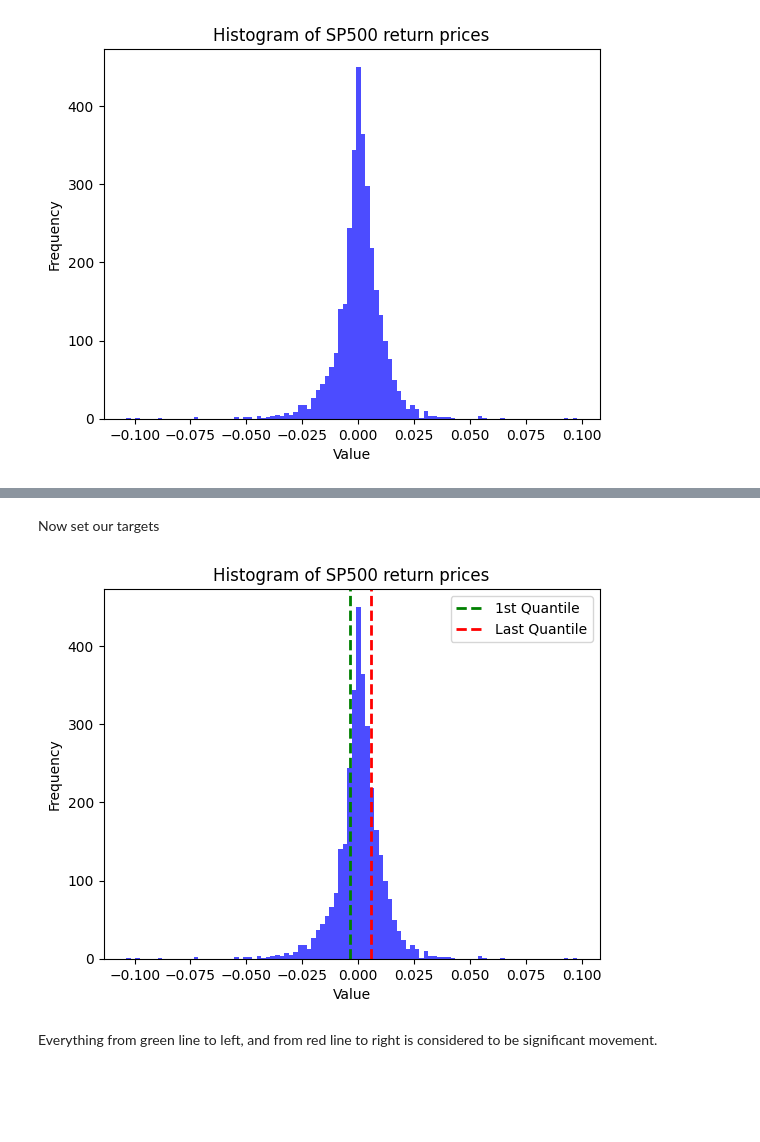
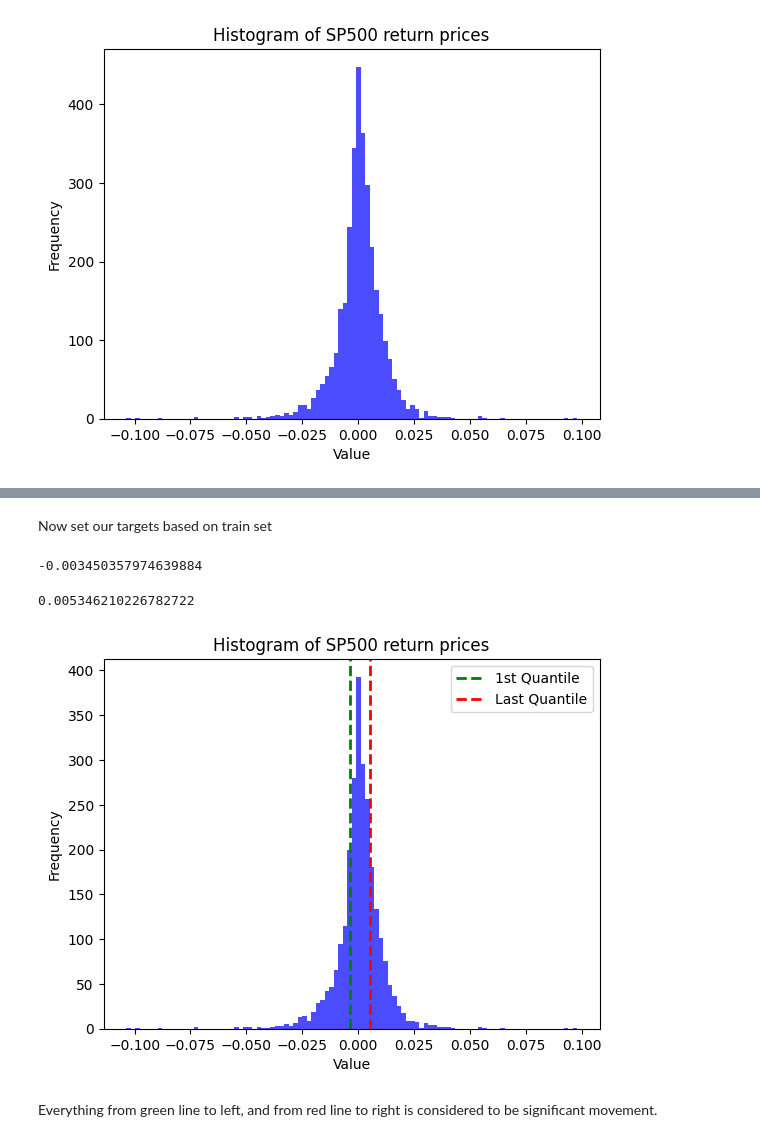
Before and after one commit to KKaminski88/Final_Project_Kodolamacz, a Jupyter notebook: Final_Project.ipynb, the cells around one changed output, grey strips where cells are left out. Drawn from its saved outputs; the diff is of its cells as text; code cells hidden in the pictures; blank space fills up the shorter version.

```diff
--- a/Final_Project.ipynb
+++ b/Final_Project.ipynb
@@ -187,19 +186,27 @@ plt.show()
 # %% [markdown]
- Now set our targets
+ Now set our targets based on train set
 # %%
-first_quantile = df_stationary['Close'].quantile(0.25) # significant down move
-last_quantile = df_stationary['Close'].quantile(0.75) # significant upper move
+first_quantile = train_set['Close'].quantile(0.25) # significant down move
+last_quantile = train_set['Close'].quantile(0.75) # significant upper move
+# %%
+first_quantile
+# %% [output]
+-0.003450357974639884
+# %%
+last_quantile
+# %% [output]
+0.005346210226782722
 # %%
-df_stationary['Close'].hist(bins=100, grid=False, color='blue', alpha=0.7)
+train_set['Close'].hist(bins=100, grid=False, color='blue', alpha=0.7)
 plt.axvline(first_quantile, color='green', linestyle='dashed', linewidth=2, label='1st Quantile')
 plt.axvline(last_quantile, color='red', linestyle='dashed', linewidth=2, label='Last Quantile')
 plt.title('Histogram of SP500 return prices')
 plt.xlabel('Value')
 plt.ylabel('Frequency')
 plt.legend()
 plt.show()
 # %% [output]
-[figure, old version]
+[figure, new version]
 # %% [markdown]
 Everything from green line to left, and from red line to right is considered to be significant movement.
 # %% [markdown]
```
Also changed, not shown: parts of 33 cells of this notebook.
